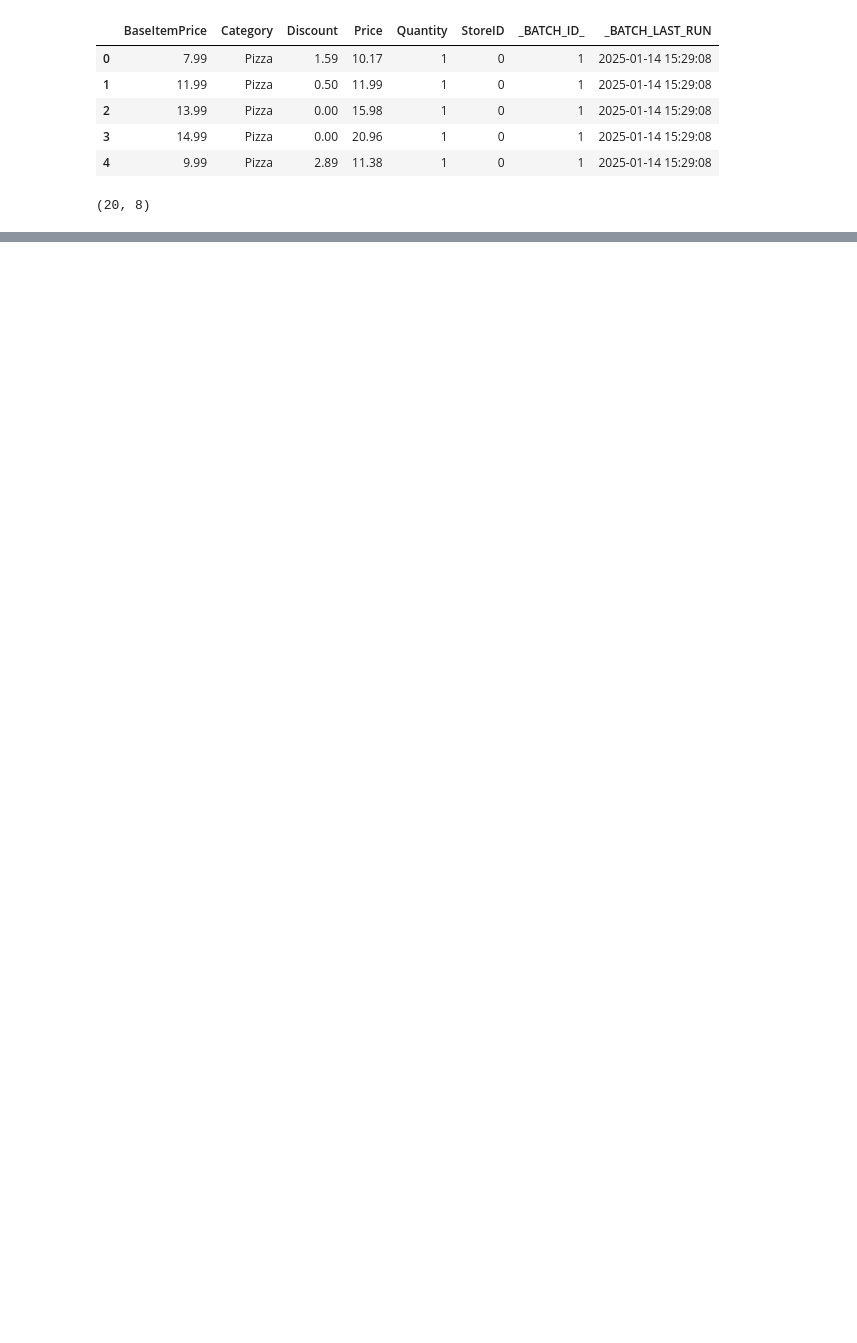
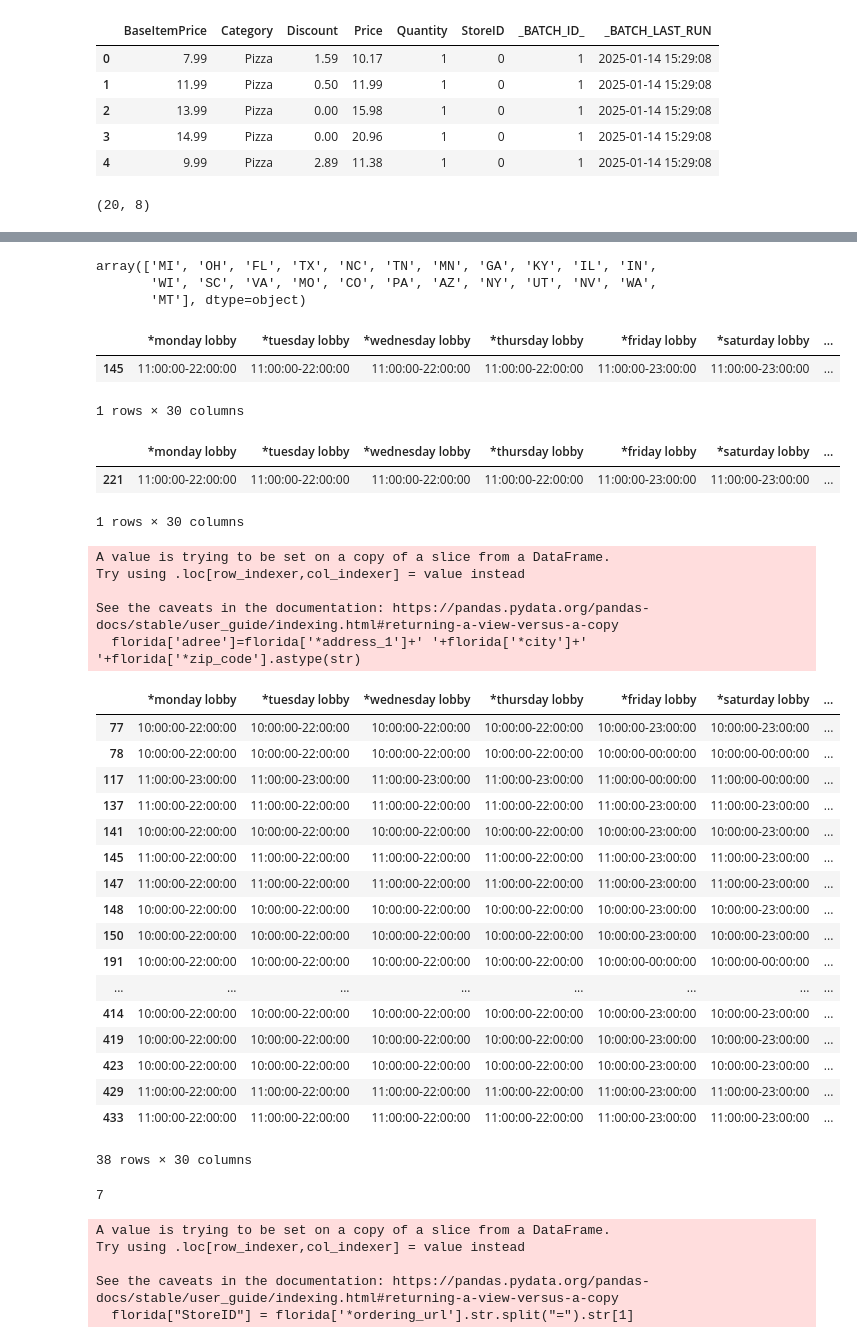
Before and after one commit to noor60/pipeline, a Jupyter notebook: PZ/notebooks/initial_checks.ipynb, the cells around one changed output, grey strips where cells are left out. Cells and saved outputs as stored; diff of their text form; code cells hidden in the pictures; blank space fills up the shorter version.

```diff
--- a/PZ/notebooks/initial_checks.ipynb
+++ b/PZ/notebooks/initial_checks.ipynb
@@ -15,3 +15,5 @@ data.head()
 data.shape
 # %% [output]
 (20, 8)
+# %%
+stores=pd.read_csv('../data/store_details.csv')
@@ -17,0 +97,8 @@ data.shape
+# %%
+stores['*state'].unique()
+# %% [output]
+array(['MI', 'OH', 'FL', 'TX', 'NC', 'TN', 'MN', 'GA', 'KY', 'IL', 'IN',
+       'WI', 'SC', 'VA', 'MO', 'CO', 'PA', 'AZ', 'NY', 'UT', 'NV', 'WA',
+       'MT'], dtype=object)
+# %%
+florida=stores[stores['*state']=='FL']
@@ -17,0 +146,56 @@ data.shape
+# %%
+florida[florida['*zip_code']==33708]
+# %% [output]
+|  | *monday lobby | *tuesday lobby | *wednesday lobby | *thursday lobby | *friday lobby | *saturday lobby | ... |
+| 145 | 11:00:00-22:00:00 | 11:00:00-22:00:00 | 11:00:00-22:00:00 | 11:00:00-22:00:00 | 11:00:00-23:00:00 | 11:00:00-23:00:00 | ... |
+1 rows × 30 columns
+# %%
+florida[florida['*zip_code']==32541]
+# %% [output]
+|  | *monday lobby | *tuesday lobby | *wednesday lobby | *thursday lobby | *friday lobby | *saturday lobby | ... |
+| 221 | 11:00:00-22:00:00 | 11:00:00-22:00:00 | 11:00:00-22:00:00 | 11:00:00-22:00:00 | 11:00:00-23:00:00 | 11:00:00-23:00:00 | ... |
+1 rows × 30 columns
+# %%
+florida['*zip_code'].value_counts()
+florida['*zip_code'].nunique()
+florida[['*name', '*address_1', 'address_2', '*city', '*state', '*zip_code']]
+florida['adree']=florida['*address_1']+' '+florida['*city']+' '+florida['*zip_code'].astype(str)
+florida
+# %% [output]
+A value is trying to be set on a copy of a slice from a DataFrame.
+Try using .loc[row_indexer,col_indexer] = value instead
+
+See the caveats in the documentation: https://pandas.pydata.org/pandas-docs/stable/user_guide/indexing.html#returning-a-view-versus-a-copy
+  florida['adree']=florida['*address_1']+' '+florida['*city']+' '+florida['*zip_code'].astype(str)
+|  | *monday lobby | *tuesday lobby | *wednesday lobby | *thursday lobby | *friday lobby | *saturday lobby | ... |
+| 77 | 10:00:00-22:00:00 | 10:00:00-22:00:00 | 10:00:00-22:00:00 | 10:00:00-22:00:00 | 10:00:00-23:00:00 | 10:00:00-23:00:00 | ... |
+| 78 | 10:00:00-22:00:00 | 10:00:00-22:00:00 | 10:00:00-22:00:00 | 10:00:00-22:00:00 | 10:00:00-00:00:00 | 10:00:00-00:00:00 | ... |
+| 117 | 11:00:00-23:00:00 | 11:00:00-23:00:00 | 11:00:00-23:00:00 | 11:00:00-23:00:00 | 11:00:00-00:00:00 | 11:00:00-00:00:00 | ... |
+| 137 | 11:00:00-22:00:00 | 11:00:00-22:00:00 | 11:00:00-22:00:00 | 11:00:00-22:00:00 | 11:00:00-23:00:00 | 11:00:00-23:00:00 | ... |
+| 141 | 10:00:00-22:00:00 | 10:00:00-22:00:00 | 10:00:00-22:00:00 | 10:00:00-22:00:00 | 10:00:00-23:00:00 | 10:00:00-23:00:00 | ... |
+| 145 | 11:00:00-22:00:00 | 11:00:00-22:00:00 | 11:00:00-22:00:00 | 11:00:00-22:00:00 | 11:00:00-23:00:00 | 11:00:00-23:00:00 | ... |
+| 147 | 11:00:00-22:00:00 | 11:00:00-22:00:00 | 11:00:00-22:00:00 | 11:00:00-22:00:00 | 11:00:00-23:00:00 | 11:00:00-23:00:00 | ... |
+| 148 | 10:00:00-22:00:00 | 10:00:00-22:00:00 | 10:00:00-22:00:00 | 10:00:00-22:00:00 | 10:00:00-23:00:00 | 10:00:00-23:00:00 | ... |
+| 150 | 10:00:00-22:00:00 | 10:00:00-22:00:00 | 10:00:00-22:00:00 | 10:00:00-22:00:00 | 10:00:00-23:00:00 | 10:00:00-23:00:00 | ... |
+| 191 | 10:00:00-22:00:00 | 10:00:00-22:00:00 | 10:00:00-22:00:00 | 10:00:00-22:00:00 | 10:00:00-00:00:00 | 10:00:00-00:00:00 | ... |
+| ... | ... | ... | ... | ... | ... | ... | ... |
+| 414 | 10:00:00-22:00:00 | 10:00:00-22:00:00 | 10:00:00-22:00:00 | 10:00:00-22:00:00 | 10:00:00-23:00:00 | 10:00:00-23:00:00 | ... |
+| 419 | 10:00:00-22:00:00 | 10:00:00-22:00:00 | 10:00:00-22:00:00 | 10:00:00-22:00:00 | 10:00:00-23:00:00 | 10:00:00-23:00:00 | ... |
+| 423 | 10:00:00-22:00:00 | 10:00:00-22:00:00 | 10:00:00-22:00:00 | 10:00:00-22:00:00 | 10:00:00-23:00:00 | 10:00:00-23:00:00 | ... |
+| 429 | 11:00:00-22:00:00 | 11:00:00-22:00:00 | 11:00:00-22:00:00 | 11:00:00-22:00:00 | 11:00:00-23:00:00 | 11:00:00-23:00:00 | ... |
+| 433 | 11:00:00-22:00:00 | 11:00:00-22:00:00 | 11:00:00-22:00:00 | 11:00:00-22:00:00 | 11:00:00-23:00:00 | 11:00:00-23:00:00 | ... |
+38 rows × 30 columns
+# %%
+florida['dma'].nunique()
+# %% [output]
+7
+# %%
+florida['*ordering_url'][77]
+
+florida["StoreID"] = florida['*ordering_url'].str.split("=").str[1]
+# %% [output]
+A value is trying to be set on a copy of a slice from a DataFrame.
+Try using .loc[row_indexer,col_indexer] = value instead
+
+See the caveats in the documentation: https://pandas.pydata.org/pandas-docs/stable/user_guide/indexing.html#returning-a-view-versus-a-copy
+  florida["StoreID"] = florida['*ordering_url'].str.split("=").str[1]
```
Also changed, not shown: parts of 44 cells of this notebook, 33 other files.
